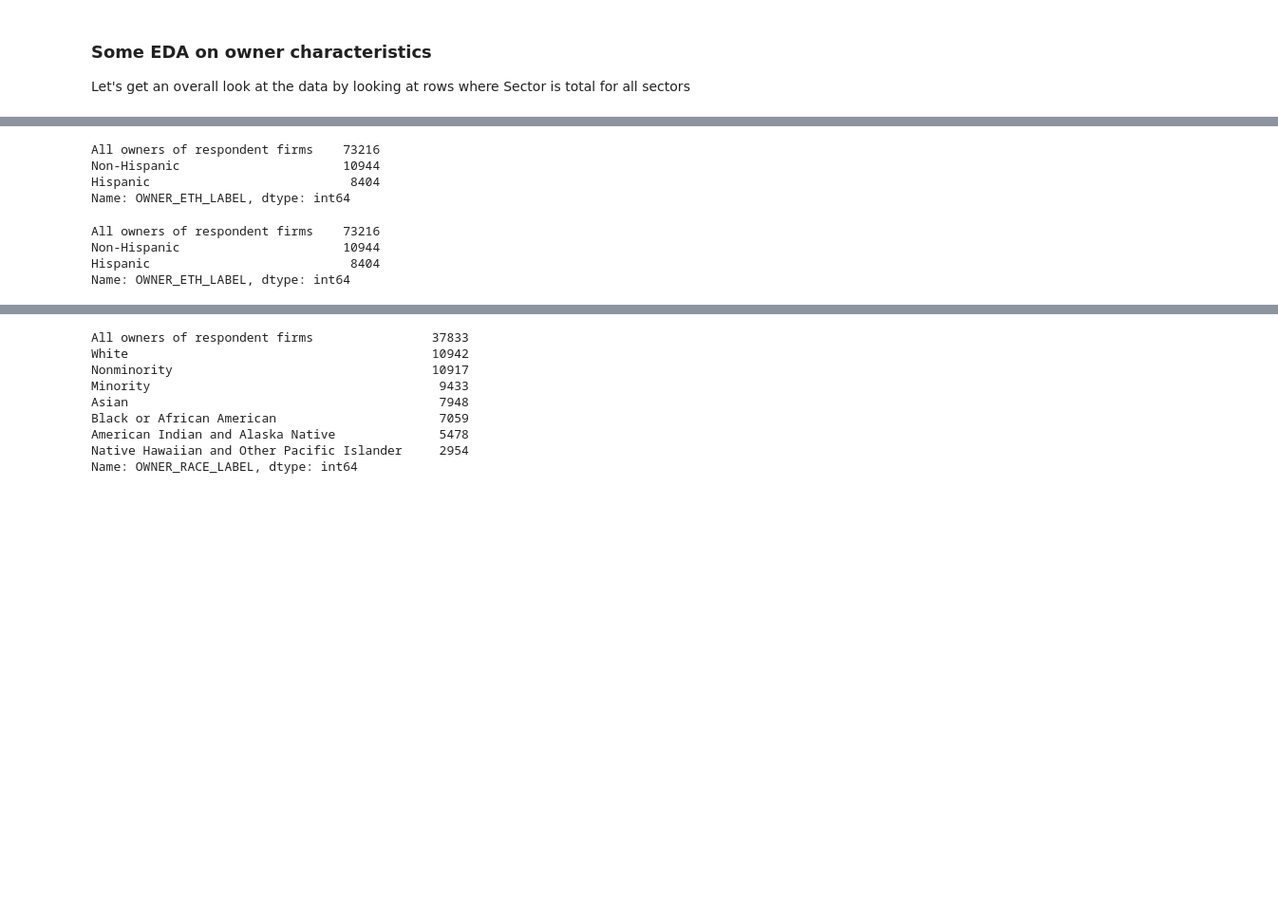
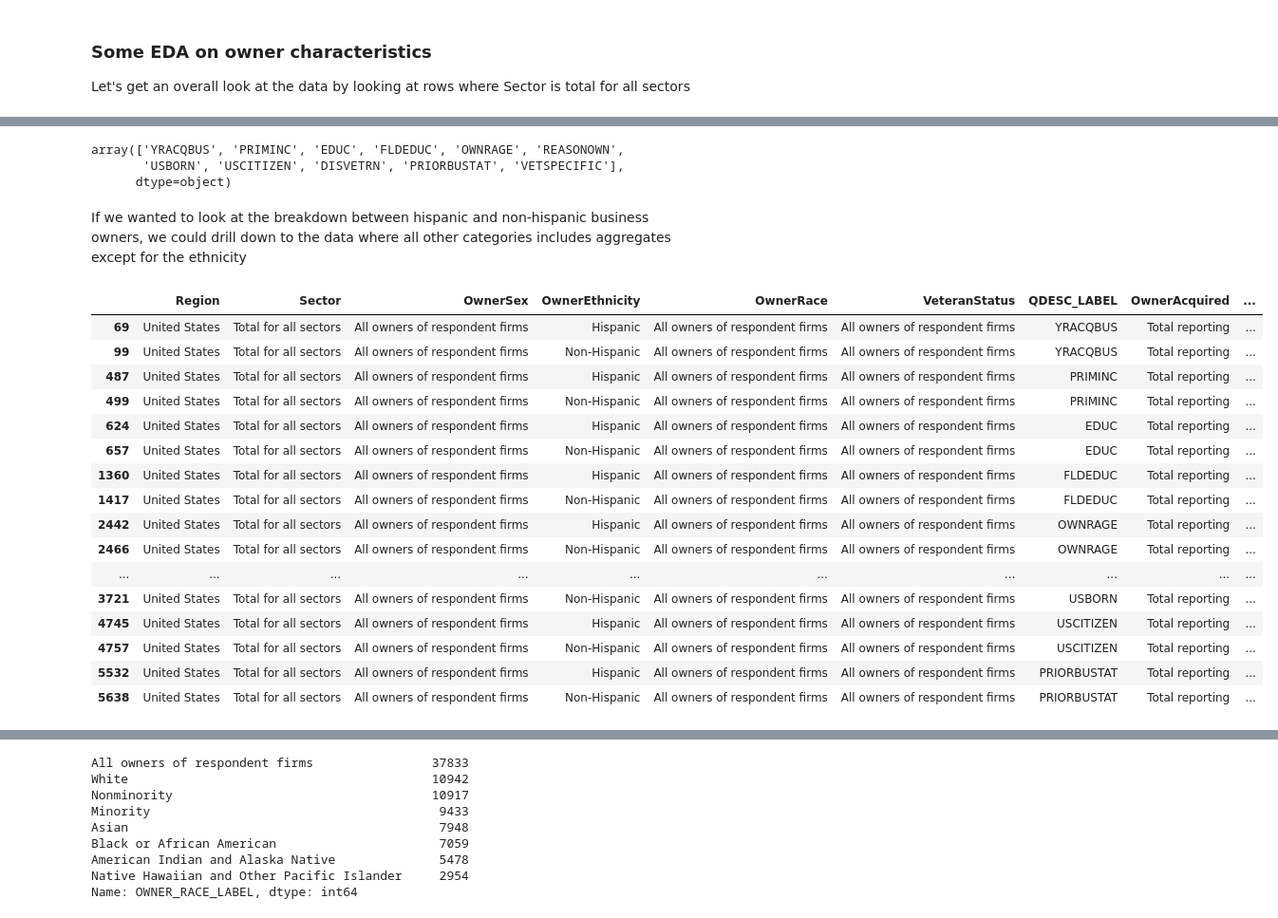
Before and after one commit to c-rod51/census-annual-business-survey, a Jupyter notebook: ETL.ipynb, the cells around one changed output, grey strips where cells are left out. Shown at 95% size. Saved outputs shown, nothing was run; the diff lists cells and outputs as text; code cells hidden in the pictures; blank space fills up the shorter version.

Commit message:
add grouping/aggregates

```diff
--- a/ETL.ipynb
+++ b/ETL.ipynb
@@ -209,9 +211,10 @@ business_owner_characteristics
 # %%
 #Unique values for ethnicity
-business_owner_characteristics['OWNER_ETH_LABEL'].value_counts()
+business_owner_characteristics['QDESC_LABEL'].unique()
 # %% [output]
-All owners of respondent firms    73216
-Non-Hispanic                      10944
-Hispanic                           8404
-Name: OWNER_ETH_LABEL, dtype: int64
+array(['YRACQBUS', 'PRIMINC', 'EDUC', 'FLDEDUC', 'OWNRAGE', 'REASONOWN',
+       'USBORN', 'USCITIZEN', 'DISVETRN', 'PRIORBUSTAT', 'VETSPECIFIC'],
+      dtype=object)
+# %% [markdown]
+If we wanted to look at the breakdown between hispanic and non-hispanic business owners, we could drill down to the data where all other categories includes aggregates except for the ethnicity
 # %%
@@ -219,8 +226,21 @@ owner_ethnicity = business_owner_characteristics['OWNER_ETH_LABEL'].value_counts
 # %%
-owner_ethnicity
+business_owner_ethnicity
 # %% [output]
-All owners of respondent firms    73216
-Non-Hispanic                      10944
-Hispanic                           8404
-Name: OWNER_ETH_LABEL, dtype: int64
+|  | Region | Sector | OwnerSex | OwnerEthnicity | OwnerRace | VeteranStatus | QDESC_LABEL | OwnerAcquired | ... |
+| 69 | United States | Total for all sectors | All owners of respondent firms | Hispanic | All owners of respondent firms | All owners of respondent firms | YRACQBUS | Total reporting | ... |
+| 99 | United States | Total for all sectors | All owners of respondent firms | Non-Hispanic | All owners of respondent firms | All owners of respondent firms | YRACQBUS | Total reporting | ... |
+| 487 | United States | Total for all sectors | All owners of respondent firms | Hispanic | All owners of respondent firms | All owners of respondent firms | PRIMINC | Total reporting | ... |
+| 499 | United States | Total for all sectors | All owners of respondent firms | Non-Hispanic | All owners of respondent firms | All owners of respondent firms | PRIMINC | Total reporting | ... |
+| 624 | United States | Total for all sectors | All owners of respondent firms | Hispanic | All owners of respondent firms | All owners of respondent firms | EDUC | Total reporting | ... |
+| 657 | United States | Total for all sectors | All owners of respondent firms | Non-Hispanic | All owners of respondent firms | All owners of respondent firms | EDUC | Total reporting | ... |
+| 1360 | United States | Total for all sectors | All owners of respondent firms | Hispanic | All owners of respondent firms | All owners of respondent firms | FLDEDUC | Total reporting | ... |
+| 1417 | United States | Total for all sectors | All owners of respondent firms | Non-Hispanic | All owners of respondent firms | All owners of respondent firms | FLDEDUC | Total reporting | ... |
+| 2442 | United States | Total for all sectors | All owners of respondent firms | Hispanic | All owners of respondent firms | All owners of respondent firms | OWNRAGE | Total reporting | ... |
+| 2466 | United States | Total for all sectors | All owners of respondent firms | Non-Hispanic | All owners of respondent firms | All owners of respondent firms | OWNRAGE | Total reporting | ... |
+| ... | ... | ... | ... | ... | ... | ... | ... | ... | ... |
+| 3721 | United States | Total for all sectors | All owners of respondent firms | Non-Hispanic | All owners of respondent firms | All owners of respondent firms | USBORN | Total reporting | ... |
+| 4745 | United States | Total for all sectors | All owners of respondent firms | Hispanic | All owners of respondent firms | All owners of respondent firms | USCITIZEN | Total reporting | ... |
+| 4757 | United States | Total for all sectors | All owners of respondent firms | Non-Hispanic | All owners of respondent firms | All owners of respondent firms | USCITIZEN | Total reporting | ... |
+| 5532 | United States | Total for all sectors | All owners of respondent firms | Hispanic | All owners of respondent firms | All owners of respondent firms | PRIORBUSTAT | Total reporting | ... |
+| 5638 | United States | Total for all sectors | All owners of respondent firms | Non-Hispanic | All owners of respondent firms | All owners of respondent firms | PRIORBUSTAT | Total reporting | ... |
 # %%
```
Also changed, not shown: parts of 18 cells of this notebook.
